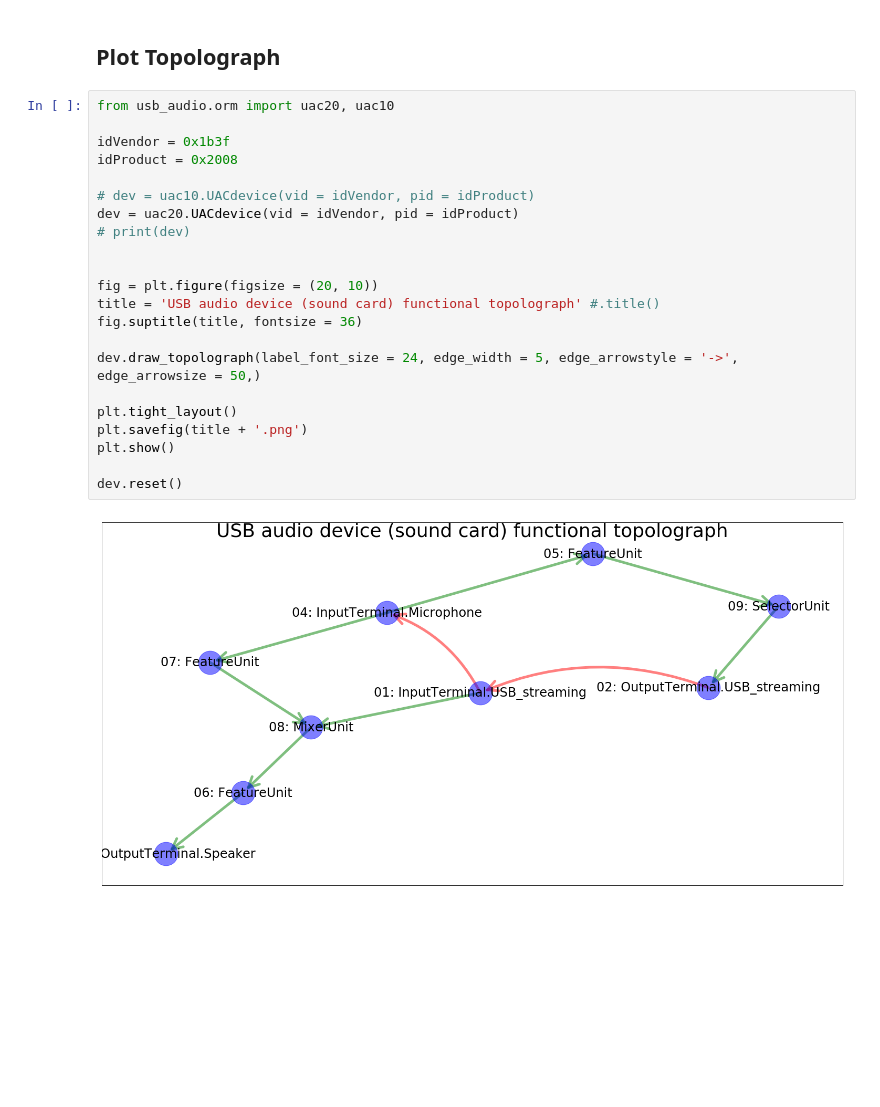
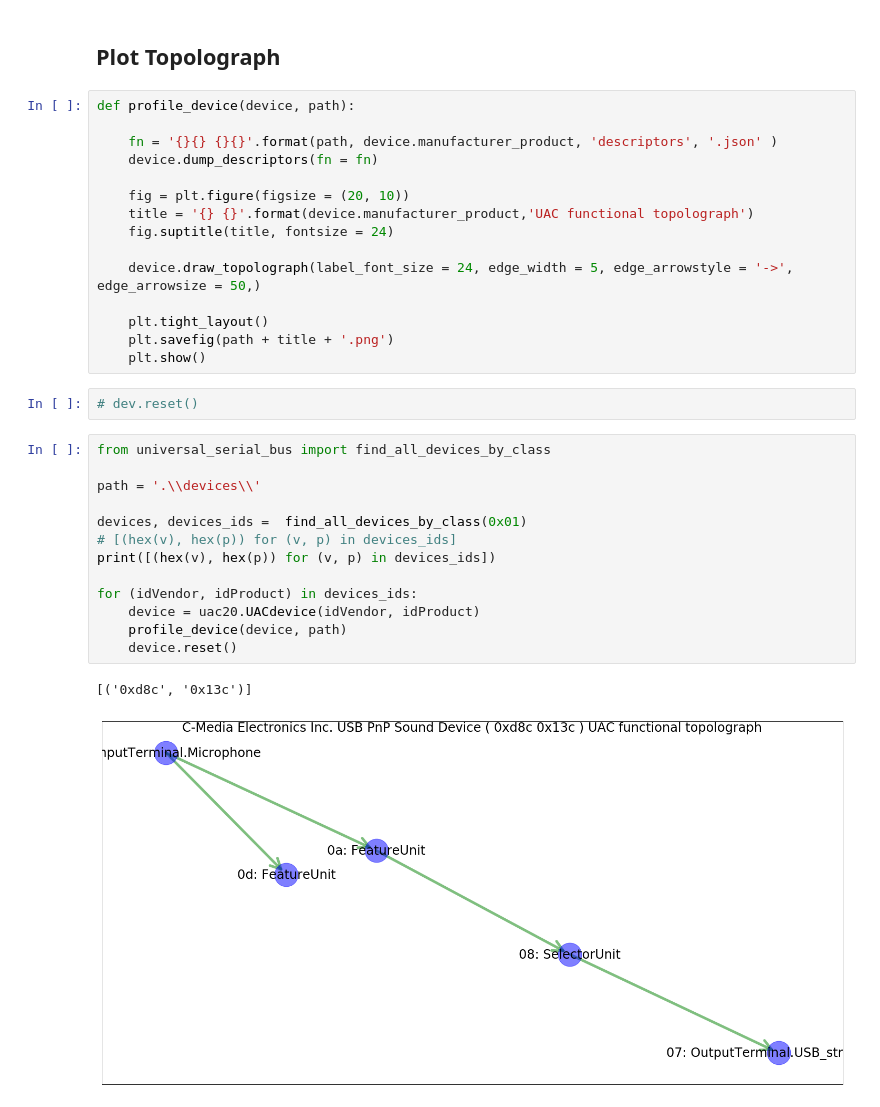
Before and after one commit to Wei1234c/USB_Audio, a Jupyter notebook: notebooks/UAC20 Audio Class Device Topology Plotting - simplified.ipynb, the cells around one changed output. Saved outputs shown, nothing was run; the diff lists cells and outputs as text; blank space fills up the shorter version.

```diff
--- a/notebooks/UAC20 Audio Class Device Topology Plotting - simplified.ipynb
+++ b/notebooks/UAC20 Audio Class Device Topology Plotting - simplified.ipynb
@@ -18,26 +20,35 @@ sys.path.append(path)
 # %% [markdown]
 ## Plot Topolograph
 # %%
-from usb_audio.orm import uac20, uac10
+def profile_device(device, path):
 
-idVendor = 0x1b3f
-idProduct = 0x2008
+    fn = '{}{} {}{}'.format(path, device.manufacturer_product, 'descriptors', '.json' )
+    device.dump_descriptors(fn = fn)
 
-# dev = uac10.UACdevice(vid = idVendor, pid = idProduct)
-dev = uac20.UACdevice(vid = idVendor, pid = idProduct)
-# print(dev)
+    fig = plt.figure(figsize = (20, 10))
+    title = '{} {}'.format(device.manufacturer_product,'UAC functional topolograph')
+    fig.suptitle(title, fontsize = 24)
 
+    device.draw_topolograph(label_font_size = 24, edge_width = 5, edge_arrowstyle = '->', edge_arrowsize = 50,)
 
-fig = plt.figure(figsize = (20, 10))
-title = 'USB audio device (sound card) functional topolograph' #.title()
-fig.suptitle(title, fontsize = 36)
-
-dev.draw_topolograph(label_font_size = 24, edge_width = 5, edge_arrowstyle = '->', edge_arrowsize = 50,)
-
-plt.tight_layout()
-plt.savefig(title + '.png')
-plt.show()
-
-dev.reset()
+    plt.tight_layout()
+    plt.savefig(path + title + '.png')
+    plt.show()
-# %% [output]
-[figure, removed]
+# %%
+# dev.reset()
+# %%
+from universal_serial_bus import find_all_devices_by_class
+
+path = '.\\devices\\'
+
+devices, devices_ids =  find_all_devices_by_class(0x01)
+# [(hex(v), hex(p)) for (v, p) in devices_ids]
+print([(hex(v), hex(p)) for (v, p) in devices_ids])
+
+for (idVendor, idProduct) in devices_ids:
+    device = uac20.UACdevice(idVendor, idProduct)
+    profile_device(device, path)
+    device.reset()
+# %% [output]
+[('0xd8c', '0x13c')]
+[figure, added]
```
Also changed, not shown: parts of 1 cell of this notebook, 11 other files.
